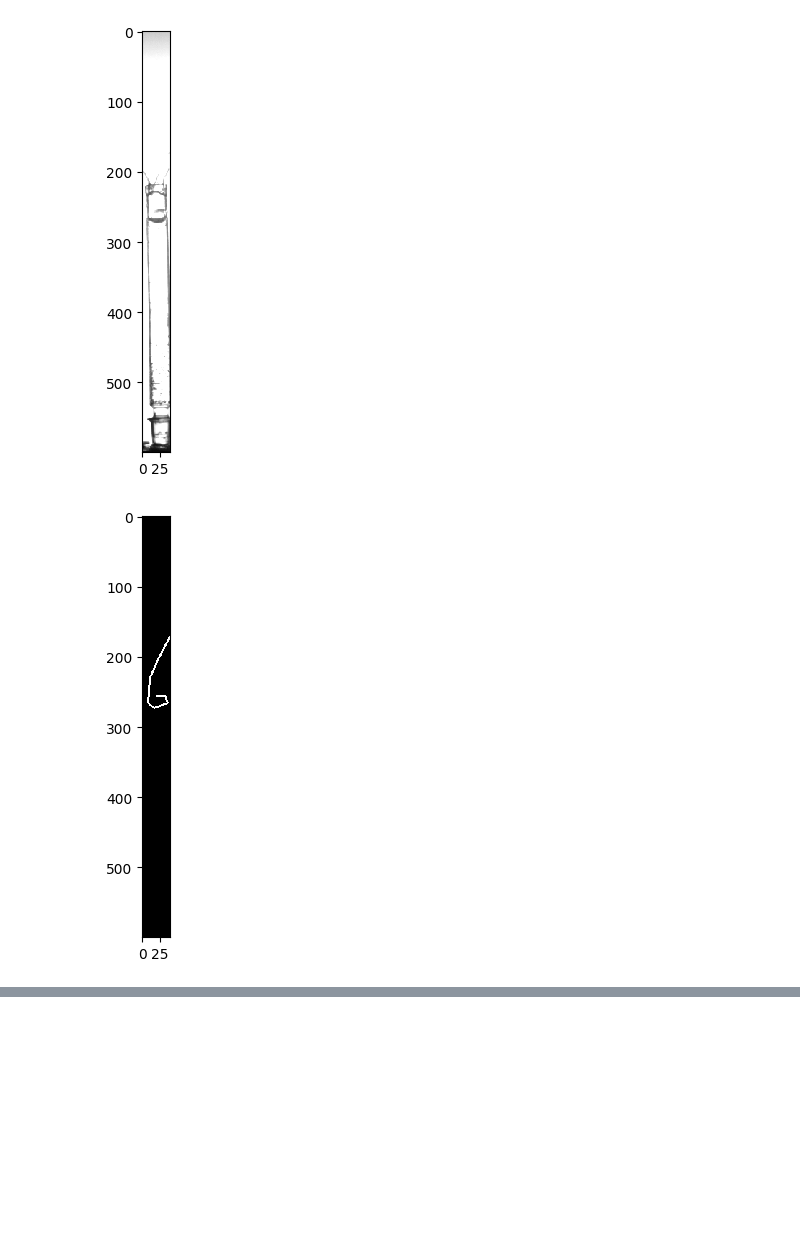
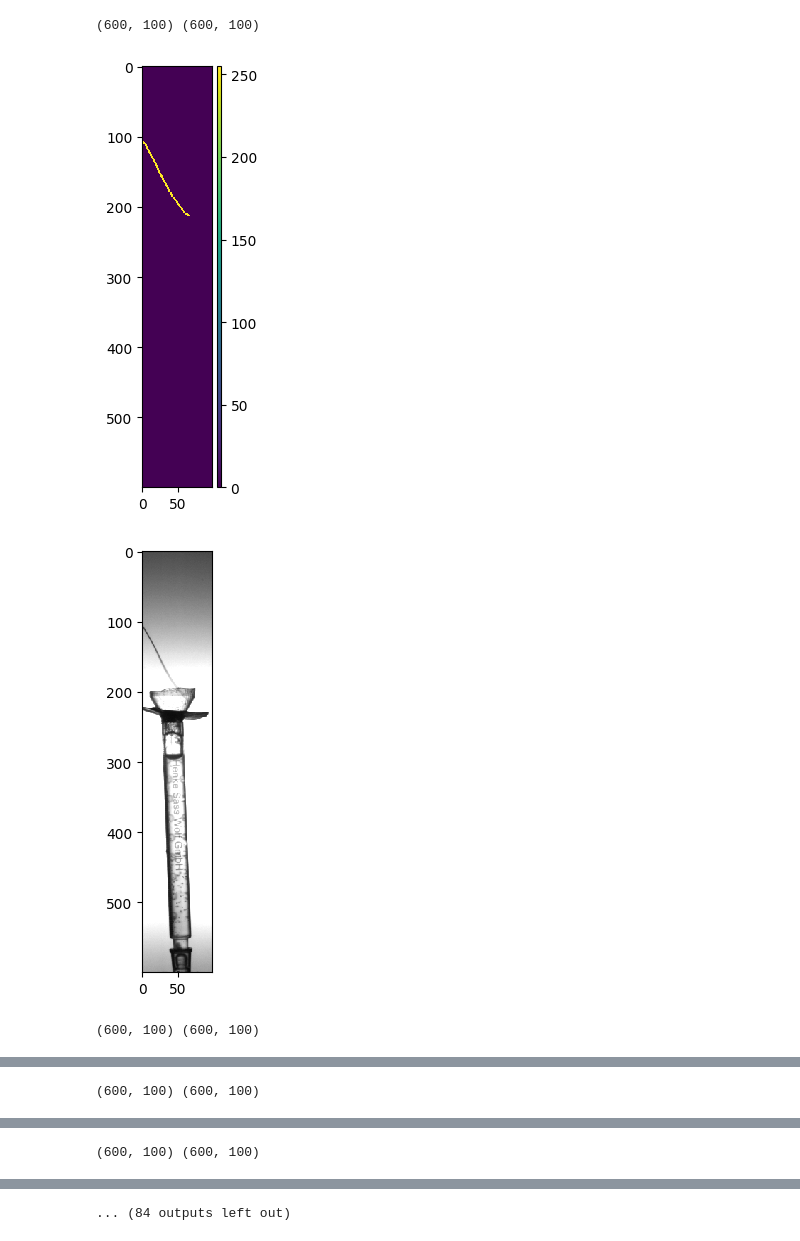
Before and after one commit to Tomas-Pierce-at-UNC/MothDrinks, a Jupyter notebook: proboscisTracking.ipynb, the cells around one changed output, grey strips where cells are left out. Cells and saved outputs as stored; diff of their text form; code cells hidden in the pictures; blank space fills up the shorter version.

```diff
--- a/proboscisTracking.ipynb
+++ b/proboscisTracking.ipynb
@@ -12,7 +28,7 @@ from matplotlib import pyplot
 # %%
-et = ElementTree.parse("CVATdata/annotations.xml")
+et = ElementTree.parse("proboscis_annotations_big.xml")
 # %%
-image_names = sorted(glob.glob("CVATdata/images/training/*.png"))
+image_names = sorted(glob.glob("big/*.png"))
 # %%
 masks = {}
 for img in et.findall('image'):
@@ -59,7 +57,3 @@ images = {}
 for name in image_names:
     data = imread(name)
     images[name] = data
-# %%
-for i in images.values():
-    imshow(i)
-    pyplot.show()
@@ -86,7 +72,12 @@ names = [image_name[16:] for image_name in image_names]
 # %%
 pairs = []
-cross = zip(names, image_names)
+cross = zip(image_names, image_names)
 for short_name, long_name in cross:
-    mask = masks[short_name]
-    trainee = images[long_name]
-    pairs.append((trainee, morphology.dilation(mask[:-1,:-1])))
+    if short_name in masks:
+        mask = masks[short_name]
+        trainee = images[long_name]
+        pairs.append((trainee, morphology.dilation(mask[:-1,:-1])))
+    else:
+        trainee = images[long_name]
+        mask = np.zeros(shape=trainee.shape)
+        pairs.append((trainee, mask))
@@ -93,9 +88,14 @@ for short_name, long_name in cross:
 # %%
-t,m = pairs[4]
-imshow(t)
-pyplot.show()
-imshow(m)
-pyplot.show()
+for i,p in enumerate(pairs):
+    print(p[0].shape, p[1].shape)
+    imshow(p[1])
+    pyplot.show()
+    imshow(p[0])
+    pyplot.show()
+    if i > 30:
+        break
 # %% [output]
+(600, 100) (600, 100)
-[figure, old version]
+[figure, new version]
-[figure, old version]
+[figure, new version]
+(600, 100) (600, 100)
@@ -101,0 +104 @@ pyplot.show()
+(600, 100) (600, 100)
@@ -101,0 +107 @@ pyplot.show()
+(600, 100) (600, 100)
@@ -101,0 +110 @@ pyplot.show()
+... (84 outputs left out)
```
Also changed, not shown: parts of 34 cells of this notebook, 20 other files.
